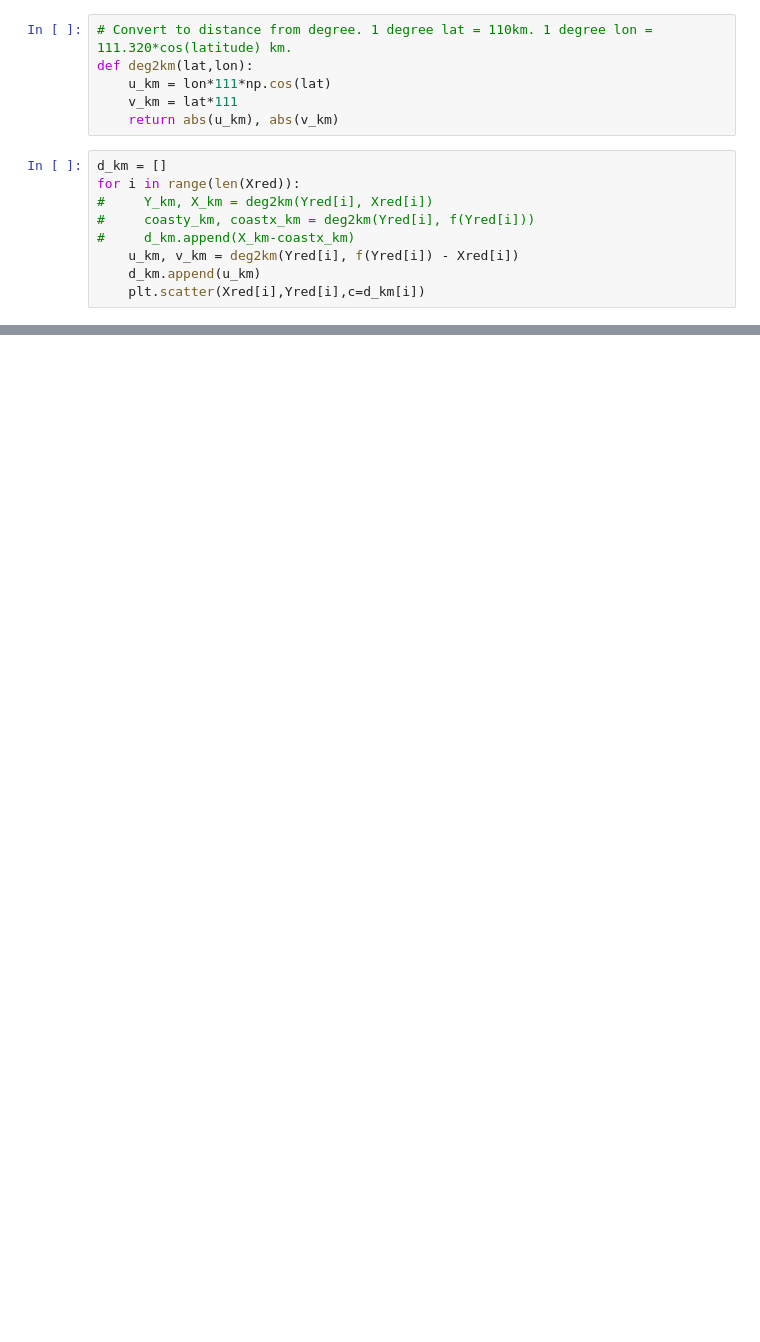
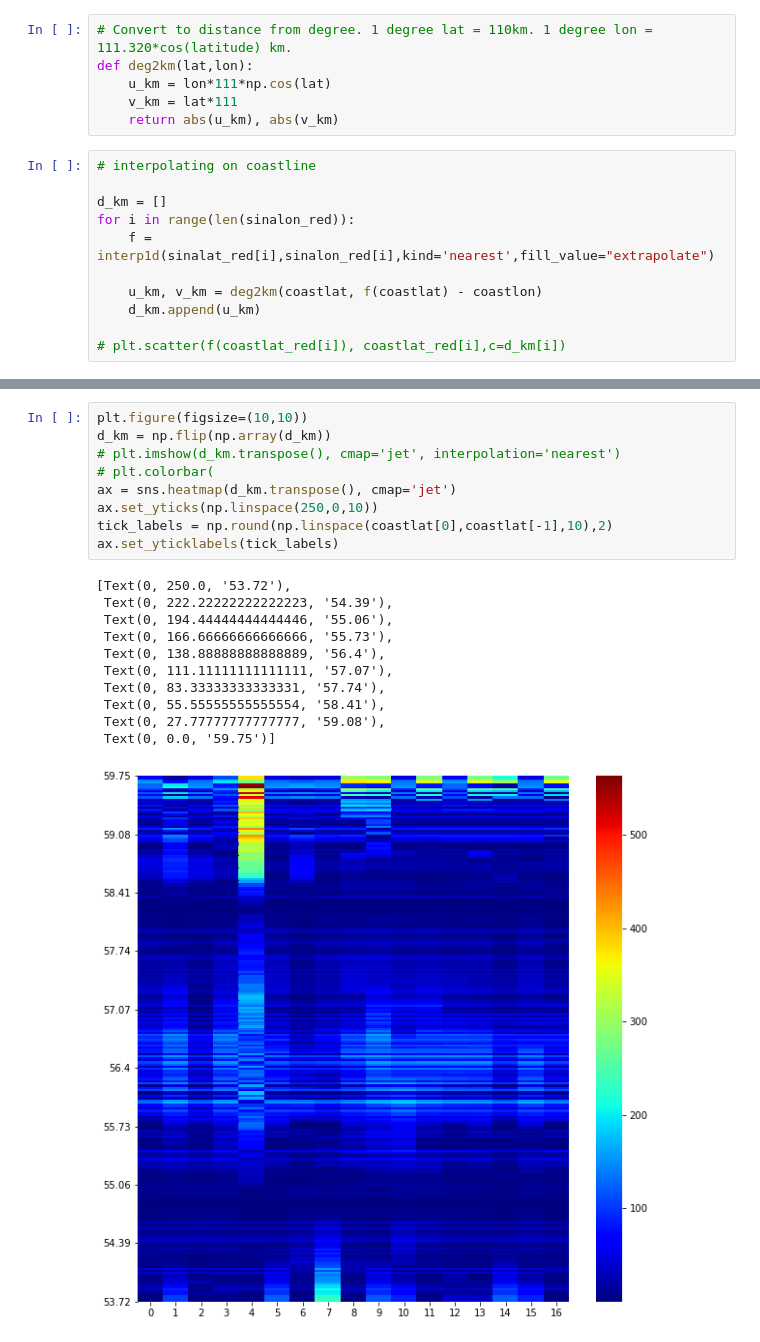
Before and after one commit to maynwang/CIS, a Jupyter notebook: landfast.ipynb, the cells around one changed output, grey strips where cells are left out. Saved outputs shown, nothing was run; the diff lists cells and outputs as text; blank space fills up the shorter version.

```diff
--- a/landfast.ipynb
+++ b/landfast.ipynb
@@ -473,11 +206,13 @@ def deg2km(lat,lon):
     v_km = lat*111
     return abs(u_km), abs(v_km)
 # %%
+# interpolating on coastline
+
 d_km = []
-for i in range(len(Xred)):
-#     Y_km, X_km = deg2km(Yred[i], Xred[i])
-#     coasty_km, coastx_km = deg2km(Yred[i], f(Yred[i]))
-#     d_km.append(X_km-coastx_km)
-    u_km, v_km = deg2km(Yred[i], f(Yred[i]) - Xred[i])
+for i in range(len(sinalon_red)):
+    f = interp1d(sinalat_red[i],sinalon_red[i],kind='nearest',fill_value="extrapolate")
+
+    u_km, v_km = deg2km(coastlat, f(coastlat) - coastlon)
     d_km.append(u_km)
-    plt.scatter(Xred[i],Yred[i],c=d_km[i])
+
+# plt.scatter(f(coastlat_red[i]), coastlat_red[i],c=d_km[i])
@@ -524,0 +234,21 @@ np.min(coasty)
+# %%
+plt.figure(figsize=(10,10))
+d_km = np.flip(np.array(d_km))
+# plt.imshow(d_km.transpose(), cmap='jet', interpolation='nearest')
+# plt.colorbar(
+ax = sns.heatmap(d_km.transpose(), cmap='jet')
+ax.set_yticks(np.linspace(250,0,10))
+tick_labels = np.round(np.linspace(coastlat[0],coastlat[-1],10),2)
+ax.set_yticklabels(tick_labels)
+# %% [output]
+[Text(0, 250.0, '53.72'),
+ Text(0, 222.22222222222223, '54.39'),
+ Text(0, 194.44444444444446, '55.06'),
+ Text(0, 166.66666666666666, '55.73'),
+ Text(0, 138.88888888888889, '56.4'),
+ Text(0, 111.11111111111111, '57.07'),
+ Text(0, 83.33333333333331, '57.74'),
+ Text(0, 55.55555555555554, '58.41'),
+ Text(0, 27.77777777777777, '59.08'),
+ Text(0, 0.0, '59.75')]
+[figure, added]
```
Also changed, not shown: parts of 38 cells of this notebook, 21 other files.
